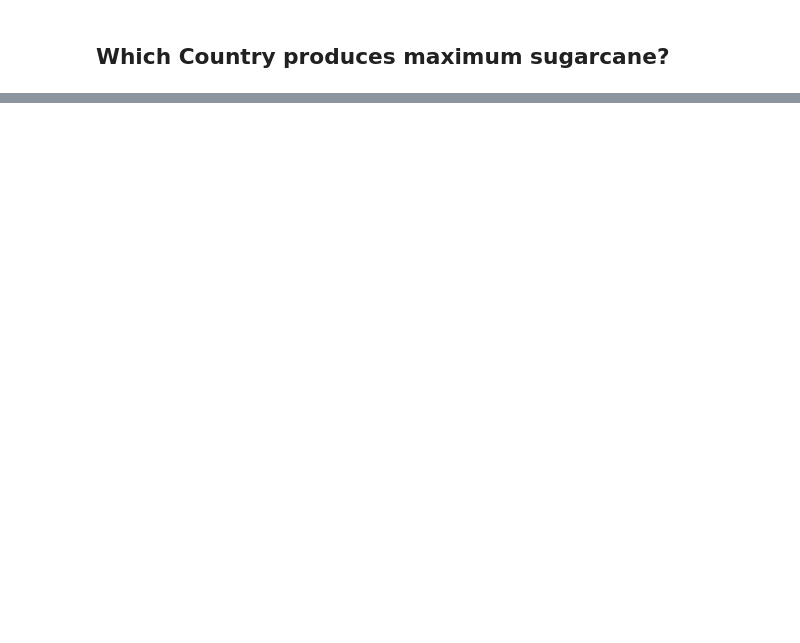
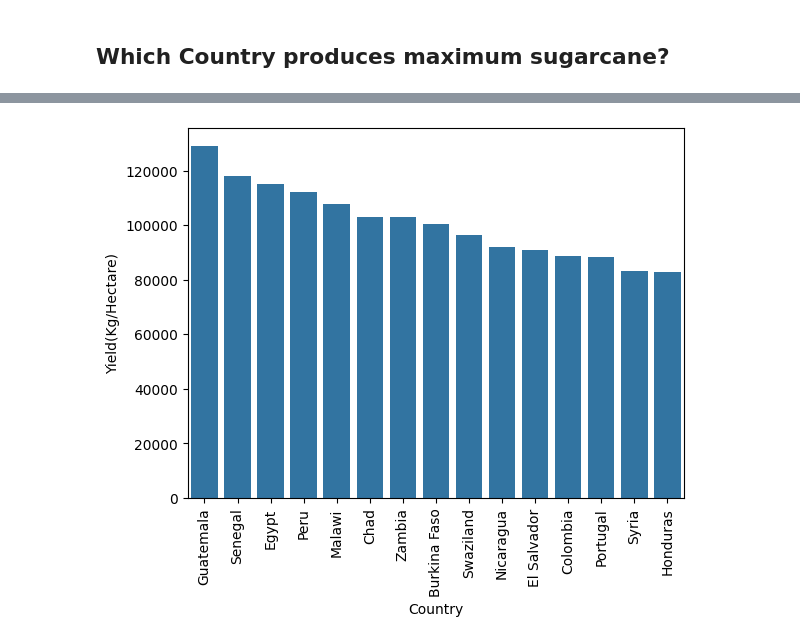
Before and after one commit to vishwajeet02/Projects, a Jupyter notebook: EDA/SugarCane_Production_Project/File_EDA1.ipynb, the cells around one changed output, grey strips where cells are left out. Cells and saved outputs as stored; diff of their text form; code cells hidden in the pictures; blank space fills up the shorter version.

```diff
--- a/EDA/SugarCane_Production_Project/File_EDA1.ipynb
+++ b/EDA/SugarCane_Production_Project/File_EDA1.ipynb
@@ -260,0 +349,3 @@ df.head()
+# %%
+df_hec = df.sort_values("Yield(Kg/Hectare)",ascending = False).head(15)
+df_hec
@@ -260,0 +369,6 @@ df.head()
+# %%
+ax = sns.barplot(data = df_hec,x="Country",y="Yield(Kg/Hectare)")
+ax.set_xticklabels(ax.get_xticklabels(),rotation = 90)
+plt.show()
+# %% [output]
+[figure, added]
```
Also changed, not shown: parts of 18 cells of this notebook.
